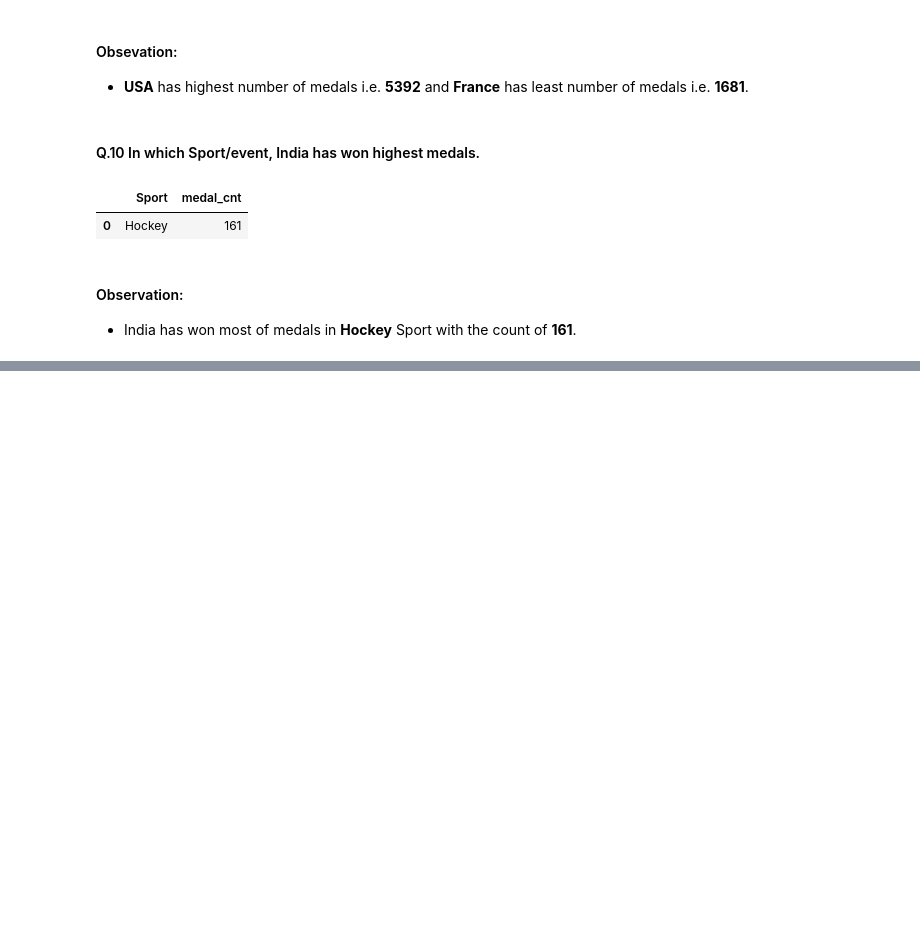
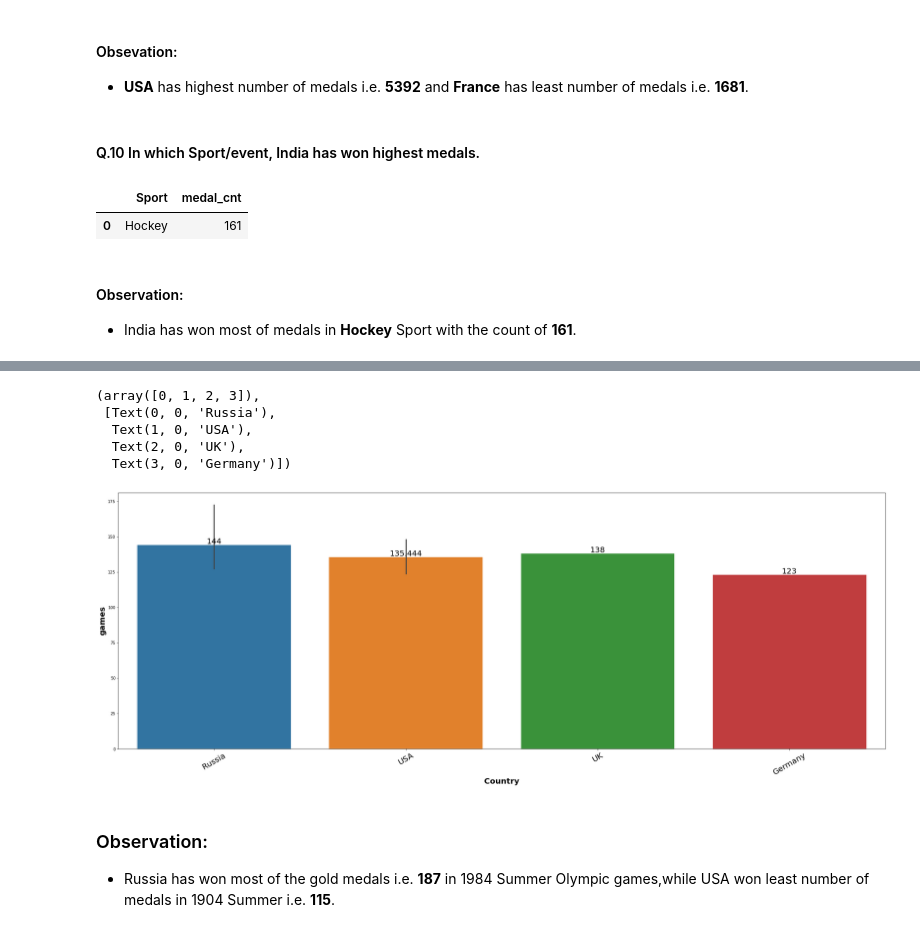
Before and after one commit to kirandhasade/Olympics_Sql_Project, a Jupyter notebook: Olympics.ipynb, the cells around one changed output, grey strips where cells are left out. Cells and saved outputs as stored; diff of their text form; code cells hidden in the pictures; blank space fills up the shorter version.

```diff
--- a/Olympics.ipynb
+++ b/Olympics.ipynb
@@ -854,0 +872,17 @@ olympics_history.medal AS medals_count,
+# %%
+plt.figure(figsize=(35,12))
+ax=sns.barplot(x = 'country', y = 'total_medals_count', data=olympics_data)
+plt.xlabel("Country",fontsize=20,weight="bold")
+plt.ylabel("games",fontsize=20,weight="bold")
+ax = ax.bar_label(ax.containers[0],fontsize=20)
+plt.xticks(rotation = 30,fontsize=20)
+# %% [output]
+(array([0, 1, 2, 3]),
+ [Text(0, 0, 'Russia'),
+  Text(1, 0, 'USA'),
+  Text(2, 0, 'UK'),
+  Text(3, 0, 'Germany')])
+[figure, added]
+# %% [markdown]
+### Observation:
+- Russia has won most of the gold medals i.e. **187** in 1984 Summer Olympic games,while USA won least number of medals in 1904 Summer i.e. **115**.
```
Also changed, not shown: parts of 18 cells of this notebook.
